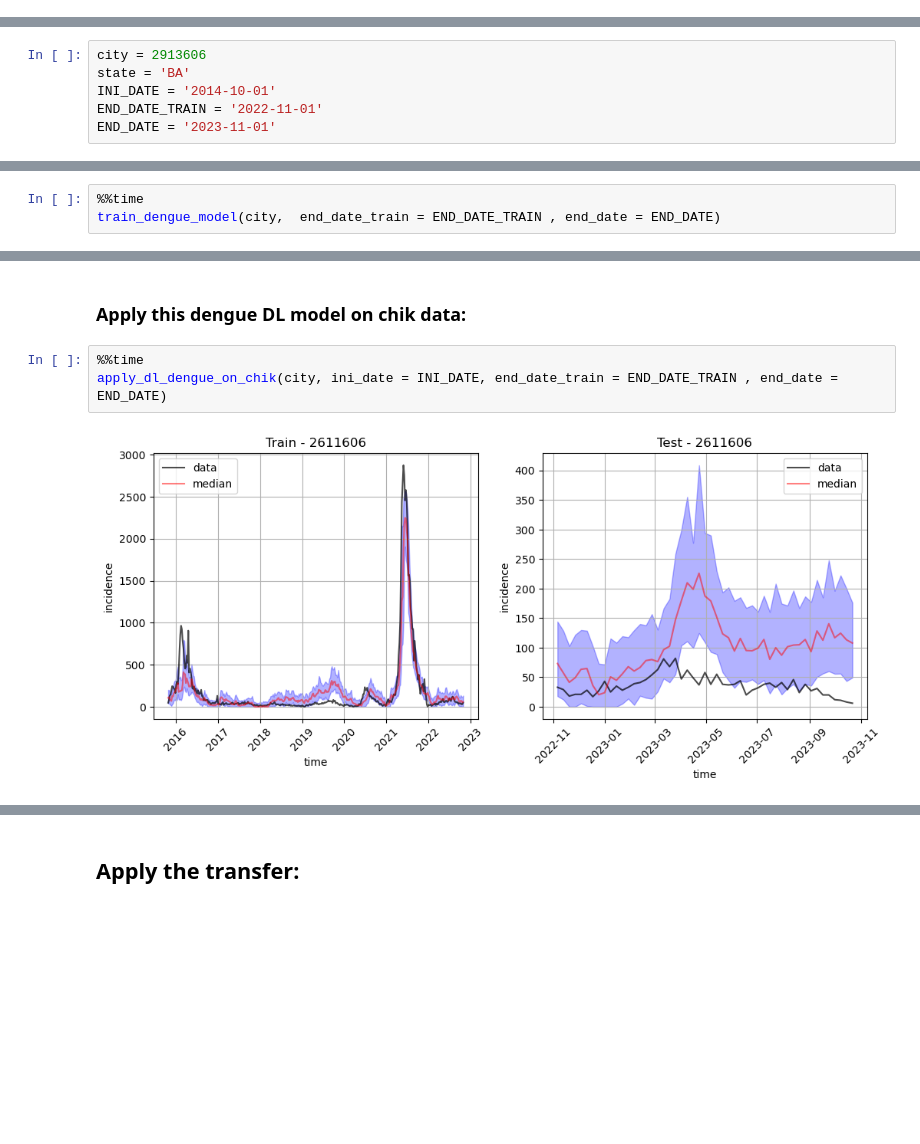
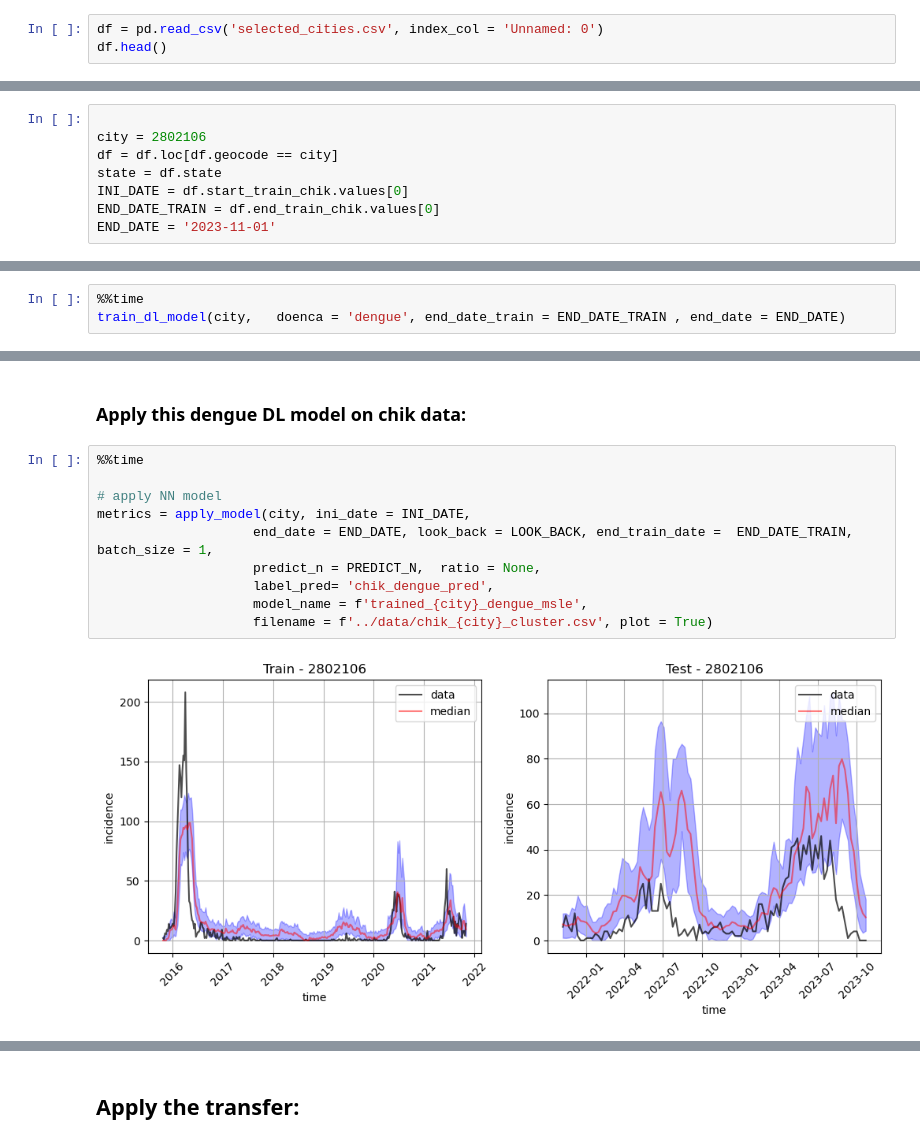
Before and after one commit to AlertaDengue/transfer-learning-forecast, a Jupyter notebook: notebooks/train_and_apply_models.ipynb, the cells around one changed output, grey strips where cells are left out. Cells and saved outputs as stored; diff of their text form; blank space fills up the shorter version.

```diff
--- a/notebooks/train_and_apply_models.ipynb
+++ b/notebooks/train_and_apply_models.ipynb
@@ -13,0 +11,3 @@ Loading extension module split_decision...
+# %%
+df = pd.read_csv('selected_cities.csv', index_col = 'Unnamed: 0')
+df.head()
@@ -14,6 +21,8 @@ Loading extension module split_decision...
 # %%
-city = 2913606
-state = 'BA'
-INI_DATE = '2014-10-01'
-END_DATE_TRAIN = '2022-11-01'
+
+city = 2802106
+df = df.loc[df.geocode == city]
+state = df.state
+INI_DATE = df.start_train_chik.values[0]
+END_DATE_TRAIN = df.end_train_chik.values[0]
 END_DATE = '2023-11-01'
@@ -21,5 +36,5 @@ END_DATE = '2023-11-01'
 ### Train the dengue DL model:
 # %%
 %%time
-train_dengue_model(city,  end_date_train = END_DATE_TRAIN , end_date = END_DATE)
+train_dl_model(city,   doenca = 'dengue', end_date_train = END_DATE_TRAIN , end_date = END_DATE)
 # %% [output]
@@ -49,6 +81,13 @@ Wall time: 20min 34s
 ### Apply this dengue DL model on chik data:
 # %%
 %%time
-apply_dl_dengue_on_chik(city, ini_date = INI_DATE, end_date_train = END_DATE_TRAIN , end_date = END_DATE)
+
+# apply NN model
+metrics = apply_model(city, ini_date = INI_DATE,
+                    end_date = END_DATE, look_back = LOOK_BACK, end_train_date =  END_DATE_TRAIN, batch_size = 1,
+                    predict_n = PREDICT_N,  ratio = None,
+                    label_pred= 'chik_dengue_pred',
+                    model_name = f'trained_{city}_dengue_msle',
+                    filename = f'../data/chik_{city}_cluster.csv', plot = True)
 # %% [output]
-[figure, old version]
+[figure, new version]
```
Also changed, not shown: parts of 21 cells of this notebook, 8 other files.
